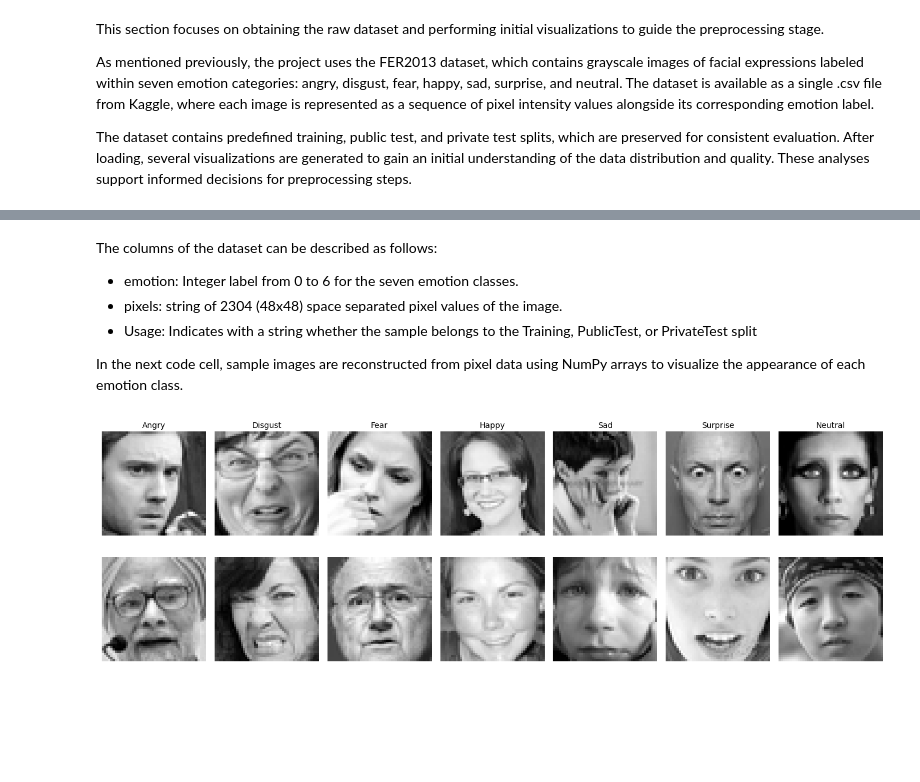
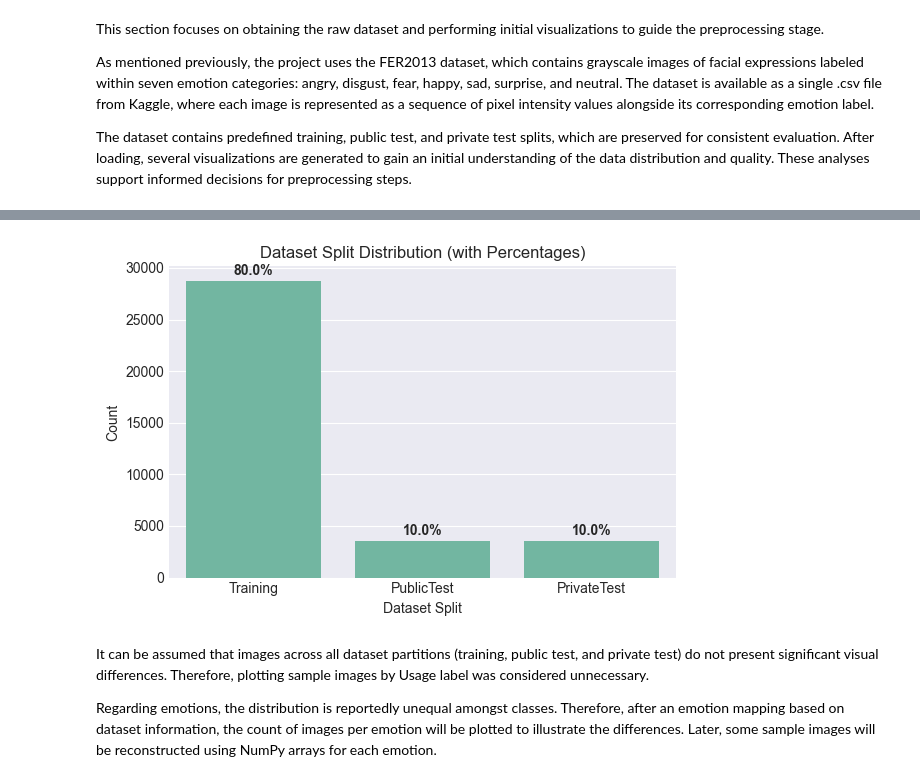
Before and after one commit to Pabloherreroo/Facial-Expression-Recognition_UsingML, a Jupyter notebook: group40_emotion_recognition.ipynb, the cells around one changed output, grey strips where cells are left out. Drawn from its saved outputs; the diff is of its cells as text; code cells hidden in the pictures; blank space fills up the shorter version.

Commit message:
Developed EDA on dataset

```diff
--- a/group40_emotion_recognition.ipynb
+++ b/group40_emotion_recognition.ipynb
@@ -57,12 +67,28 @@ Dataset shape (rows, cols): (35887, 3)
+# %%
+split_counts = df['Usage'].value_counts()
+split_perc = 100 * split_counts / split_counts.sum()
+
+split_df = pd.DataFrame({'Count': split_counts, 'Percentage': split_perc})
+
+plt.figure(figsize=(6,4))
+ax = sns.barplot(x=split_df.index, y='Count', data=split_df)
+
+for i, (count, perc) in enumerate(zip(split_df['Count'], split_df['Percentage'])):
+    ax.text(i, count + max(split_df['Count']) * 0.01, f'{perc:.1f}%',
+            ha='center', va='bottom', fontsize=10, fontweight='bold')
+
+plt.title("Dataset Split Distribution (with Percentages)")
+plt.xlabel("Dataset Split")
+plt.ylabel("Count")
+plt.tight_layout()
+plt.show()
+# %% [output]
+[figure, added]
 # %% [markdown]
-The columns of the dataset can be described as follows:
-- emotion: Integer label from 0 to 6 for the seven emotion classes.
-- pixels: string of 2304 (48x48) space separated pixel values of the image.
-- Usage: Indicates with a string whether the sample belongs to the Training, PublicTest, or PrivateTest split
+It can be assumed that images across all dataset partitions (training, public test, and private test) do not present significant visual differences. Therefore, plotting sample images by Usage label was considered unnecessary.
 
-In the next code cell, sample images are reconstructed from pixel data using NumPy arrays to visualize the appearance of each emotion class.
+Regarding emotions, the distribution is reportedly unequal amongst classes. Therefore, after an emotion mapping based on dataset information, the count of images per emotion will be plotted to illustrate the differences. Later, some sample images will be reconstructed using NumPy arrays for each emotion.
 # %%
-# Map emotions
 emotion_labels = {
     0: "Angry",
     1: "Disgust",
@@ -72,22 +98,3 @@ emotion_labels = {
     5: "Surprise",
     6: "Neutral"
 }
-
-fig, axes = plt.subplots(2, 7, figsize=(14, 5))
-
-for col, (emotion_id, emotion_name) in enumerate(emotion_labels.items()):
-    # Take two samples for each emotion
-    samples = df[df['emotion'] == emotion_id].head(2)
-
-    for row, (_, sample) in enumerate(samples.iterrows()):
-        img = np.fromstring(sample['pixels'], sep=' ').reshape(48, 48)
-        axes[row, col].imshow(img, cmap='gray')
-        axes[row, col].axis('off')
-
-        if row == 0:
-            axes[row, col].set_title(emotion_name, fontsize=10, pad=5)
-
-plt.tight_layout()
-plt.show()
-# %% [output]
-[figure, removed]
```
Also changed, not shown: parts of 22 cells of this notebook.
